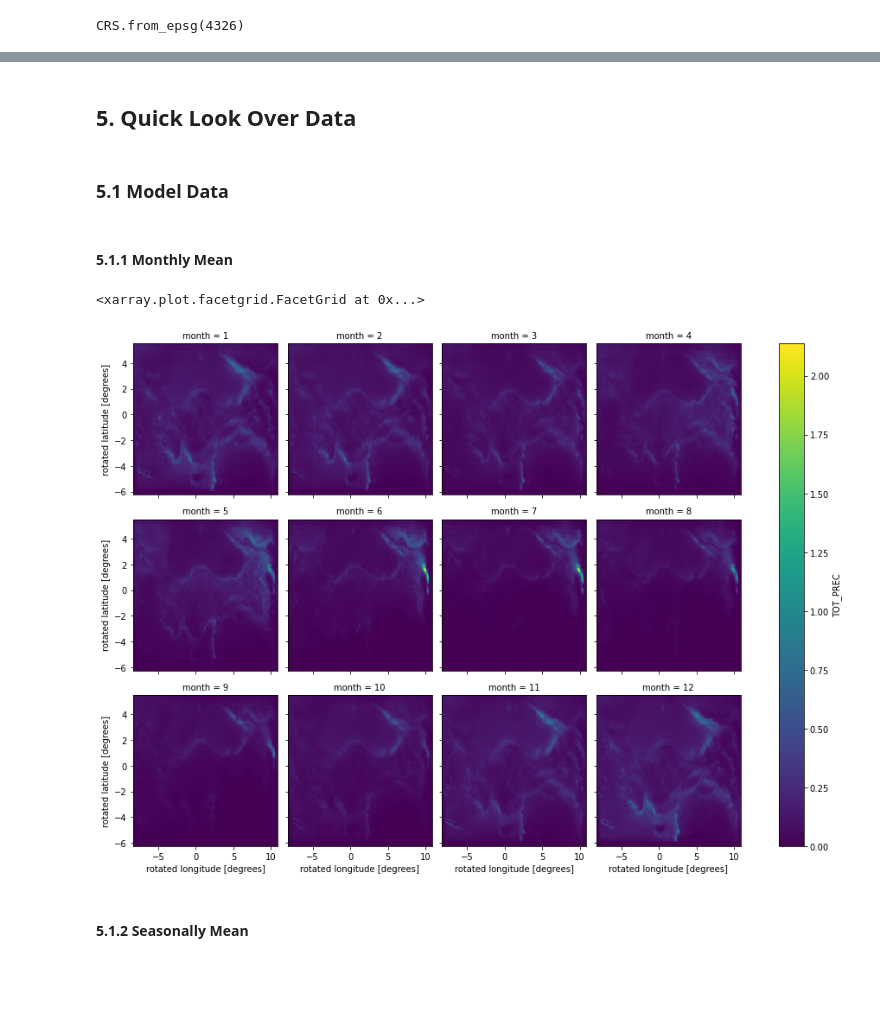
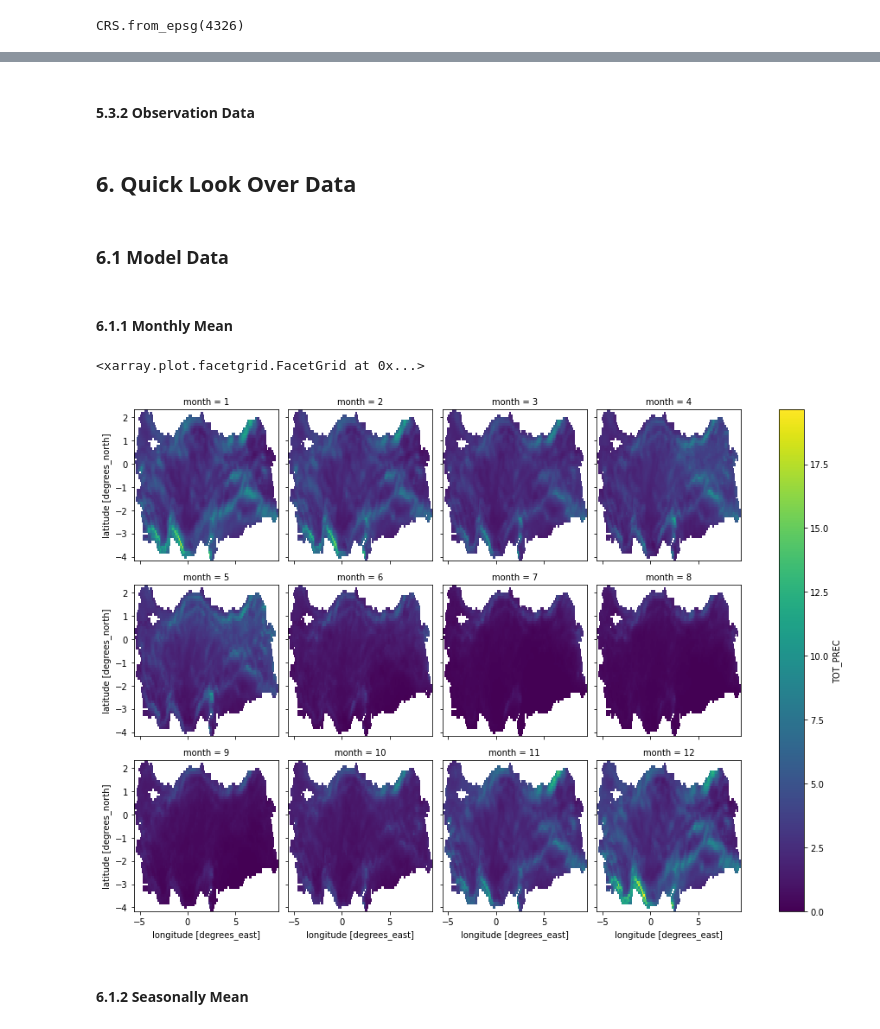
Before and after one commit to donmezkutay/msc-thesis-codes, a Jupyter notebook: first_look.ipynb, the cells around one changed output, grey strips where cells are left out. Cells and saved outputs as stored; diff of their text form; code cells hidden in the pictures; blank space fills up the shorter version.

```diff
--- a/first_look.ipynb
+++ b/first_look.ipynb
@@ -147,0 +187,11 @@ CRS.from_epsg(4326)
+# %%
+def clip_to_city(data, shapefile):
+
+    clipped = data.rio.clip(shapefile.geometry.apply(mapping),
+                            shapefile.crs, all_touched=True,
+                            invert=False, from_disk=True)
+
+    return clipped
+# %%
+# open Turkey boundary
+gdf_tr = gpd.read_file(tr_shape)
@@ -147,0 +216,3 @@ CRS.from_epsg(4326)
+# %%
+# clip to Turkey
+dt_model_clip = clip_to_city(dt_model, gdf_tr)
@@ -158,2 +238,2 @@ dt_obs_monmean_clim = dt_obs.groupby('time.month').mean()*1e3 # m to mm
 # %%
-dt_model_monmean_clim = dt_model.groupby('time.month').mean() # already mm (kgm**s-2)
+dt_model_monmean_clim = dt_model_clip.groupby('time.month').mean() # already mm (kgm**s-2)
@@ -179,0 +260,2 @@ dt_model_annualmean_clim = dt_model.groupby('time.year').mean() # already mm (kg
+# %% [markdown]
+#### 5.3.2 Observation Data
@@ -180,15 +264,15 @@ dt_model_annualmean_clim = dt_model.groupby('time.year').mean() # already mm (kg
 # %% [markdown]
-## 5. Quick Look Over Data
+## 6. Quick Look Over Data
 # %% [markdown]
-### 5.1 Model Data
+### 6.1 Model Data
 # %% [markdown]
-#### 5.1.1 Monthly Mean
+#### 6.1.1 Monthly Mean
 # %%
-dt_model_monmean_clim[name_var].plot(col='month',
+dt_model_monmean_clim.plot(col='month',
                                    col_wrap=4)
 # %% [output]
 <xarray.plot.facetgrid.FacetGrid at 0x...>
-[figure, old version]
+[figure, new version]
 # %% [markdown]
-#### 5.1.2 Seasonally Mean
+#### 6.1.2 Seasonally Mean
 # %%
```
Also changed, not shown: parts of 66 cells of this notebook.
